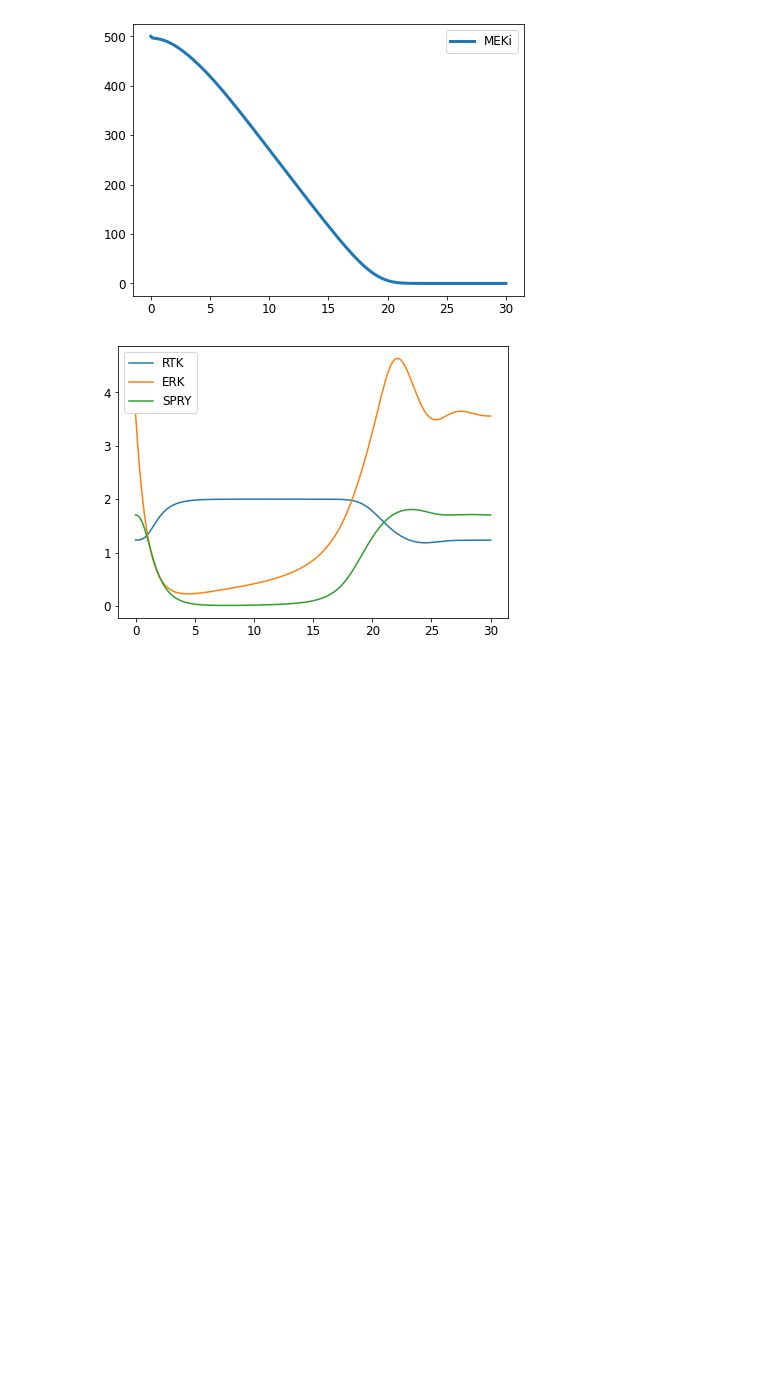
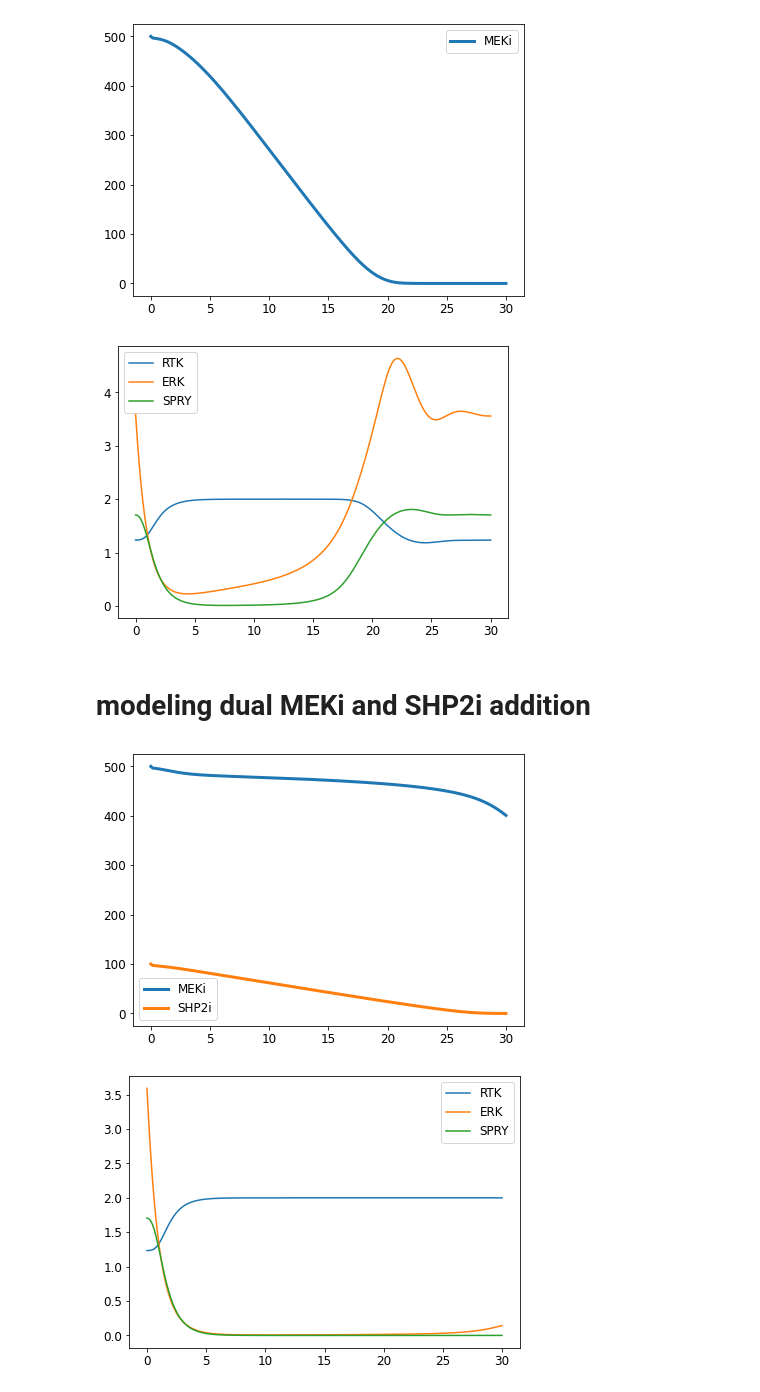
Before and after one commit to Dunni3/erk-ar, a Jupyter notebook: first-attempt.ipynb, the cells around one changed output. Cells and saved outputs as stored; diff of their text form; code cells hidden in the pictures; blank space fills up the shorter version.

Commit message:
simulating combined effect of inhibitors

```diff
--- a/first-attempt.ipynb
+++ b/first-attempt.ipynb
@@ -248,3 +250,43 @@ plt.show()
 # %% [output]
 [figure]
 [figure]
+# %% [markdown]
+# modeling dual MEKi and SHP2i addition
+# %%
+# getting steady-state values of base system
+base_ss_levels = y_base[-1, :]
+
+# set initial conditions
+y0 = base_ss_levels
+y0[9] = 500
+y0[8] = 100
+
+# set time points
+t = np.linspace(0, 30, 200)
+
+# set parameters
+alpha = np.ones(y0.shape[0] - 2)*2
+beta = np.ones(y0.shape[0] - 2)
+k = np.ones(5)*2
+gamma = np.ones(2)*0.5
+sys_args = (alpha, beta, k, gamma,)
+
+# integrate system
+y = odeint(system_w_inhibitors, t=t, y0=y0, args=sys_args)
+
+
+# plot inhibitor concentration
+plt.plot(t, y[:, 9], lw=3, label='MEKi')
+plt.plot(t, y[:, 8], lw=3, label='SHP2i')
+plt.legend()
+plt.show()
+
+# plot things
+# plot_cascade(t, y)
+# plt.xlim((0, 30))
+# plt.show()
+plot_rtk_feedback(t, y)
+plt.show()
+# %% [output]
+[figure, added]
+[figure, added]
```
Also changed, not shown: parts of 2 cells of this notebook.
